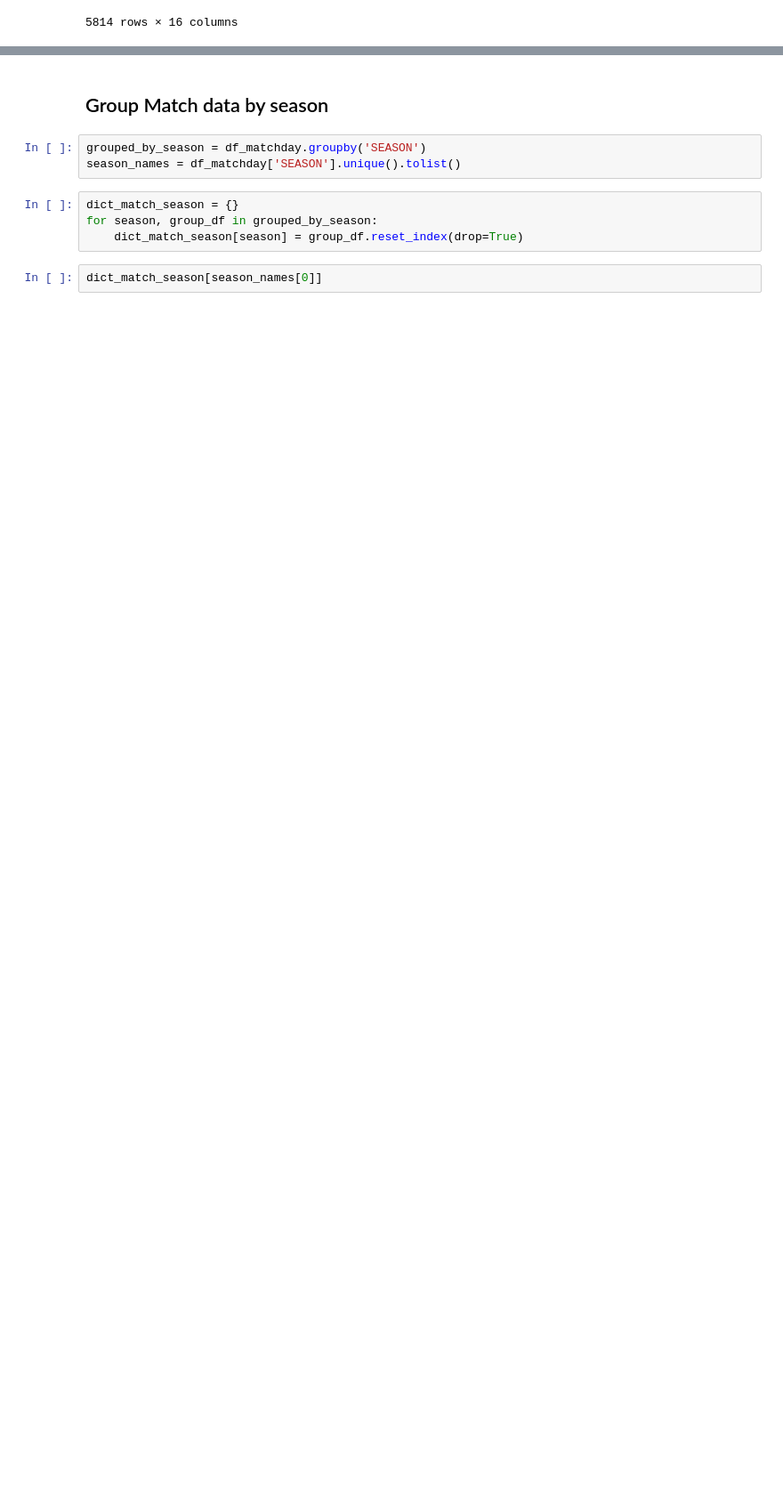
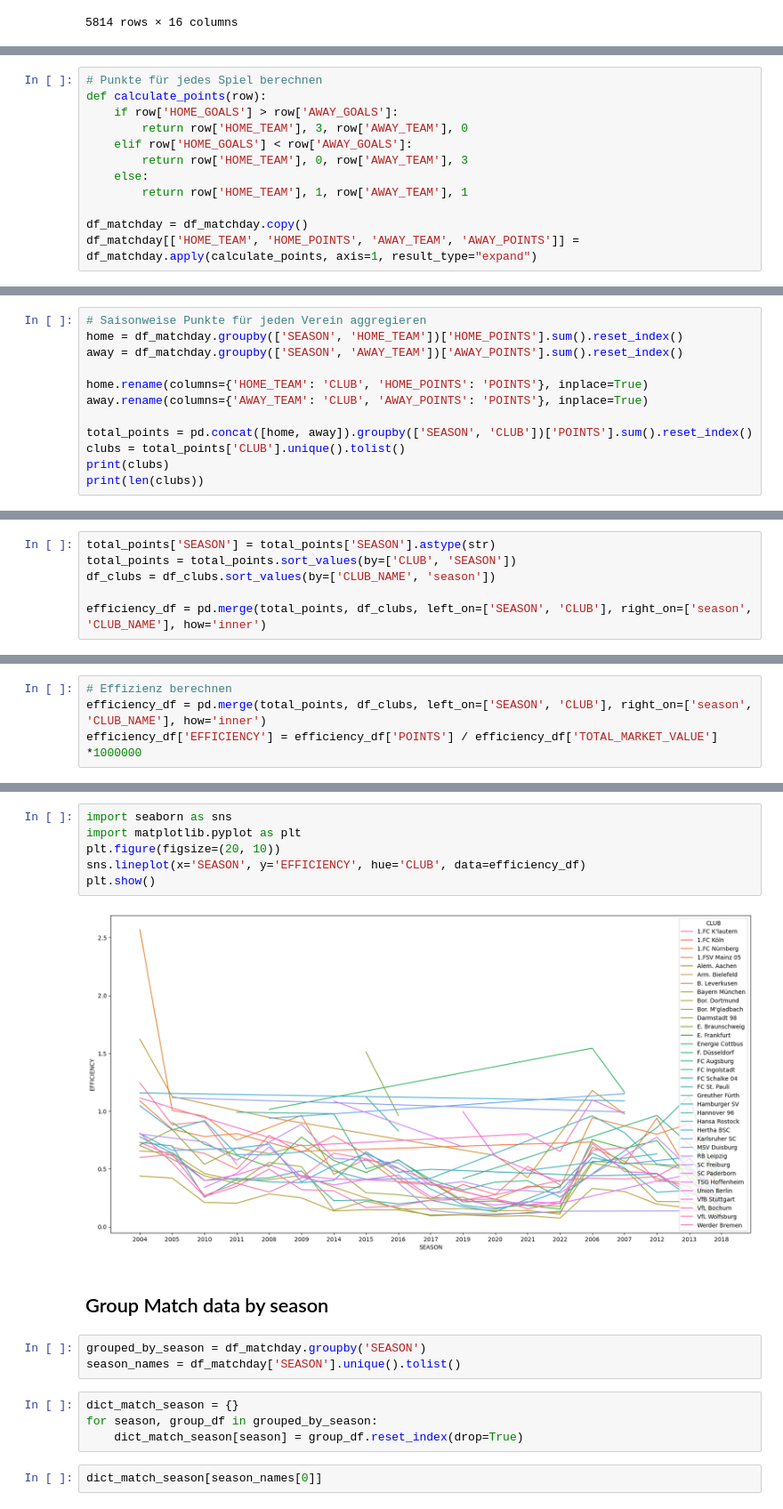
Before and after one commit to lucajanas/web-mining, a Jupyter notebook: Analysis.ipynb, the cells around one changed output, grey strips where cells are left out. Shown at 89% size. Saved outputs shown, nothing was run; the diff lists cells and outputs as text; blank space fills up the shorter version.

```diff
--- a/Analysis.ipynb
+++ b/Analysis.ipynb
@@ -164,0 +287,12 @@ df_matchday
+# %%
+# Punkte für jedes Spiel berechnen
+def calculate_points(row):
+    if row['HOME_GOALS'] > row['AWAY_GOALS']:
+        return row['HOME_TEAM'], 3, row['AWAY_TEAM'], 0
+    elif row['HOME_GOALS'] < row['AWAY_GOALS']:
+        return row['HOME_TEAM'], 0, row['AWAY_TEAM'], 3
+    else:
+        return row['HOME_TEAM'], 1, row['AWAY_TEAM'], 1
+
+df_matchday = df_matchday.copy()
+df_matchday[['HOME_TEAM', 'HOME_POINTS', 'AWAY_TEAM', 'AWAY_POINTS']] = df_matchday.apply(calculate_points, axis=1, result_type="expand")
@@ -164,0 +315,12 @@ df_matchday
+# %%
+# Saisonweise Punkte für jeden Verein aggregieren
+home = df_matchday.groupby(['SEASON', 'HOME_TEAM'])['HOME_POINTS'].sum().reset_index()
+away = df_matchday.groupby(['SEASON', 'AWAY_TEAM'])['AWAY_POINTS'].sum().reset_index()
+
+home.rename(columns={'HOME_TEAM': 'CLUB', 'HOME_POINTS': 'POINTS'}, inplace=True)
+away.rename(columns={'AWAY_TEAM': 'CLUB', 'AWAY_POINTS': 'POINTS'}, inplace=True)
+
+total_points = pd.concat([home, away]).groupby(['SEASON', 'CLUB'])['POINTS'].sum().reset_index()
+clubs = total_points['CLUB'].unique().tolist()
+print(clubs)
+print(len(clubs))
@@ -164,0 +346,6 @@ df_matchday
+# %%
+total_points['SEASON'] = total_points['SEASON'].astype(str)
+total_points = total_points.sort_values(by=['CLUB', 'SEASON'])
+df_clubs = df_clubs.sort_values(by=['CLUB_NAME', 'season'])
+
+efficiency_df = pd.merge(total_points, df_clubs, left_on=['SEASON', 'CLUB'], right_on=['season', 'CLUB_NAME'], how='inner')
@@ -164,0 +368,4 @@ df_matchday
+# %%
+# Effizienz berechnen
+efficiency_df = pd.merge(total_points, df_clubs, left_on=['SEASON', 'CLUB'], right_on=['season', 'CLUB_NAME'], how='inner')
+efficiency_df['EFFICIENCY'] = efficiency_df['POINTS'] / efficiency_df['TOTAL_MARKET_VALUE'] *1000000
@@ -165,3 +388,11 @@ df_matchday
+# %%
+import seaborn as sns
+import matplotlib.pyplot as plt
+plt.figure(figsize=(20, 10))
+sns.lineplot(x='SEASON', y='EFFICIENCY', hue='CLUB', data=efficiency_df)
+plt.show()
+# %% [output]
+[figure, added]
 # %% [markdown]
 ## Group Match data by season
 # %%
```
Also changed, not shown: parts of 21 cells of this notebook, 2 other files.
